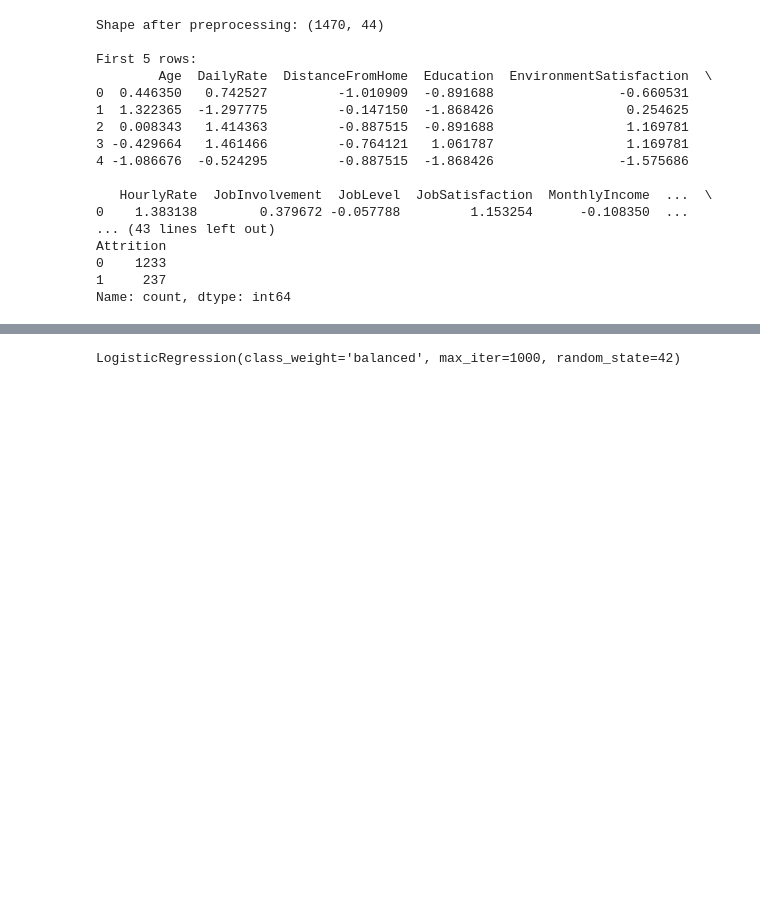
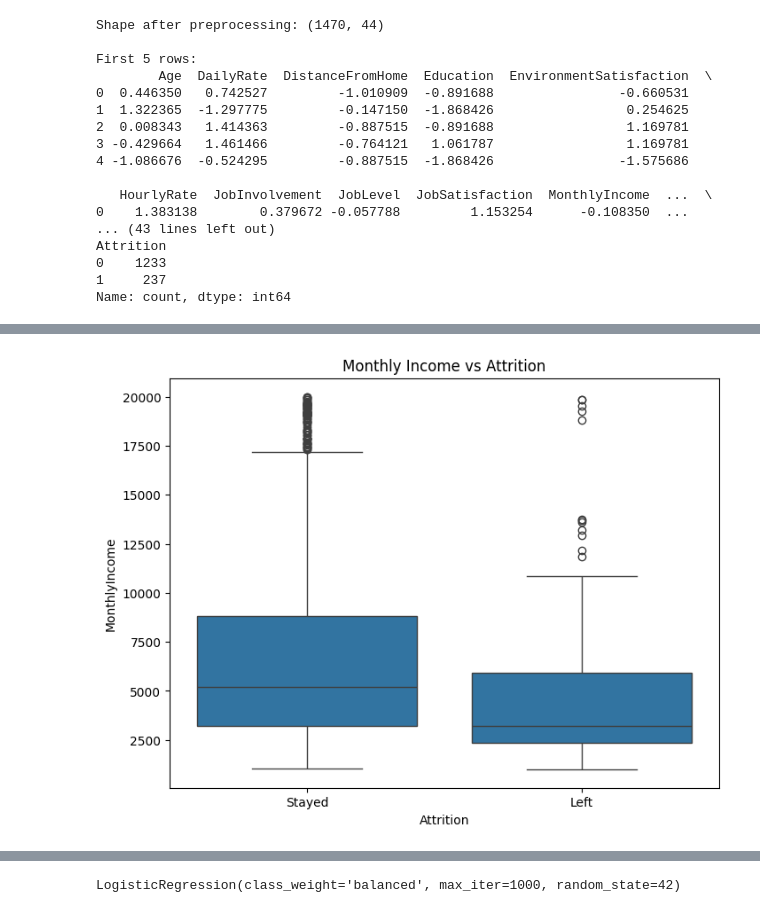
Before and after one commit to Vasumitt123/EmployeeAttrition_-Vasu-Mittal-, a Jupyter notebook: Analysis.ipynb, the cells around one changed output, grey strips where cells are left out. Saved outputs shown, nothing was run; the diff lists cells and outputs as text; code cells hidden in the pictures; blank space fills up the shorter version.

```diff
--- a/Analysis.ipynb
+++ b/Analysis.ipynb
@@ -171,0 +244,16 @@ Name: count, dtype: int64
+# %%
+plt.figure(figsize=(8,6))
+
+sns.boxplot(
+    x="Attrition",
+    y="MonthlyIncome",
+    data=df
+)
+
+plt.xticks([0,1],["Stayed","Left"])
+
+plt.title("Monthly Income vs Attrition")
+
+plt.show()
+# %% [output]
+[figure, added]
```
Also changed, not shown: parts of 15 cells of this notebook, 6 other files.
